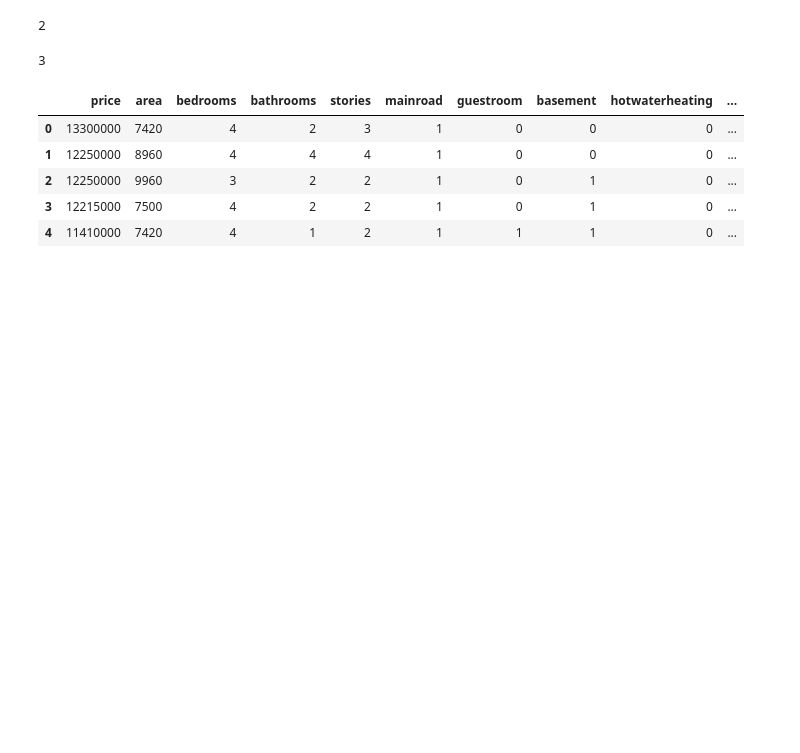
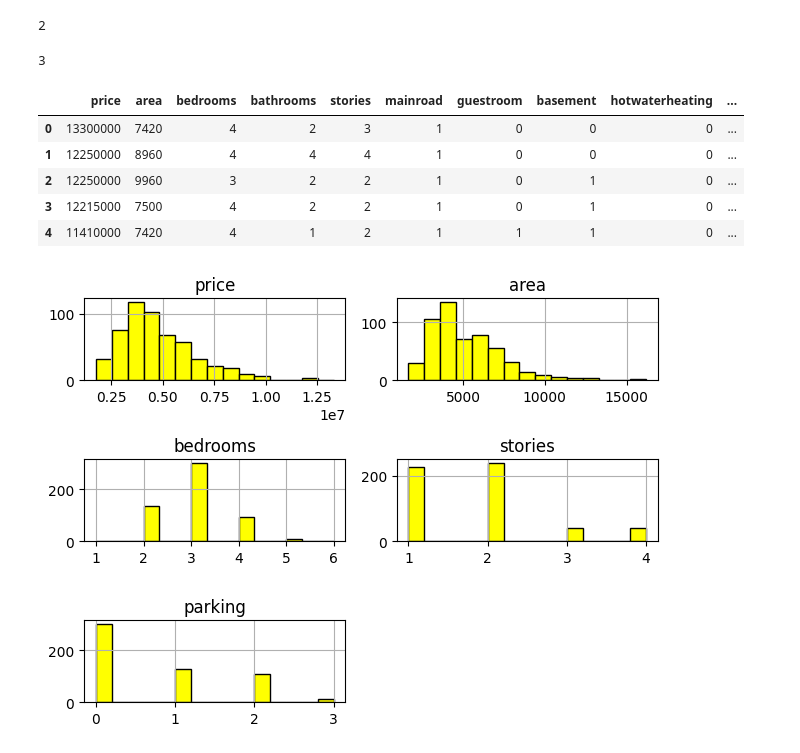
Before and after one commit to rgmx/type-cast, a Jupyter notebook: MLA-tools-for-deep-learning/jupyter.ipynb, the cells around one changed output. Saved outputs shown, nothing was run; the diff lists cells and outputs as text; code cells hidden in the pictures; blank space fills up the shorter version.

```diff
--- a/MLA-tools-for-deep-learning/jupyter.ipynb
+++ b/MLA-tools-for-deep-learning/jupyter.ipynb
@@ -220,3 +226,9 @@ df.head()
 | 2 | 12250000 | 9960 | 3 | 2 | 2 | 1 | 0 | 1 | 0 | ... |
 | 3 | 12215000 | 7500 | 4 | 2 | 2 | 1 | 0 | 1 | 0 | ... |
 | 4 | 11410000 | 7420 | 4 | 1 | 2 | 1 | 1 | 1 | 0 | ... |
+# %%
+numeric_columns = ['price', 'area' , 'bedrooms', 'stories', 'parking']
+df[numeric_columns].hist(bins=15,color='yellow',edgecolor ='black' )
+plt.tight_layout()
+# %% [output]
+[figure, added]
```
Also changed, not shown: parts of 3 cells of this notebook.
